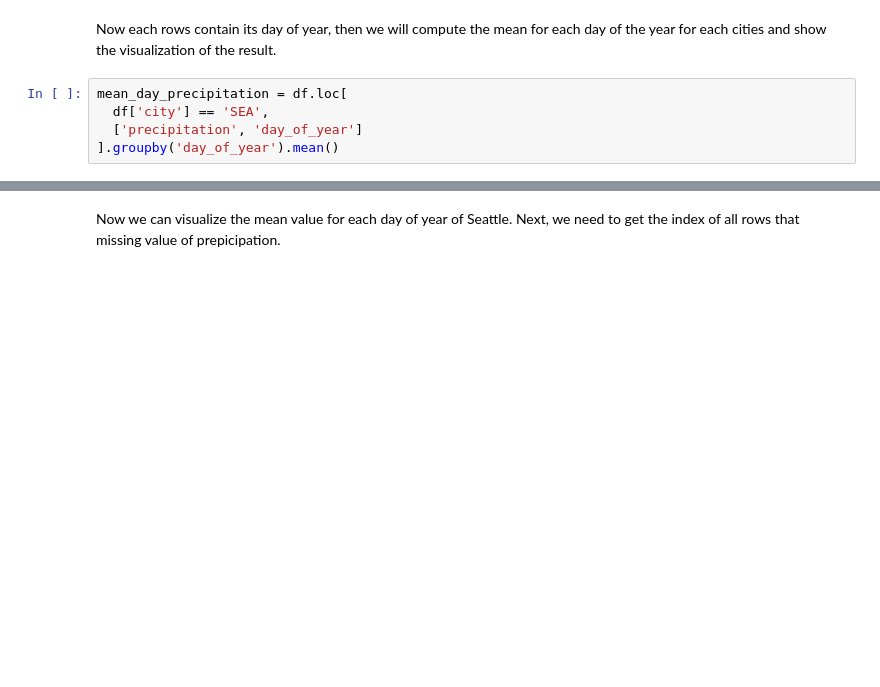
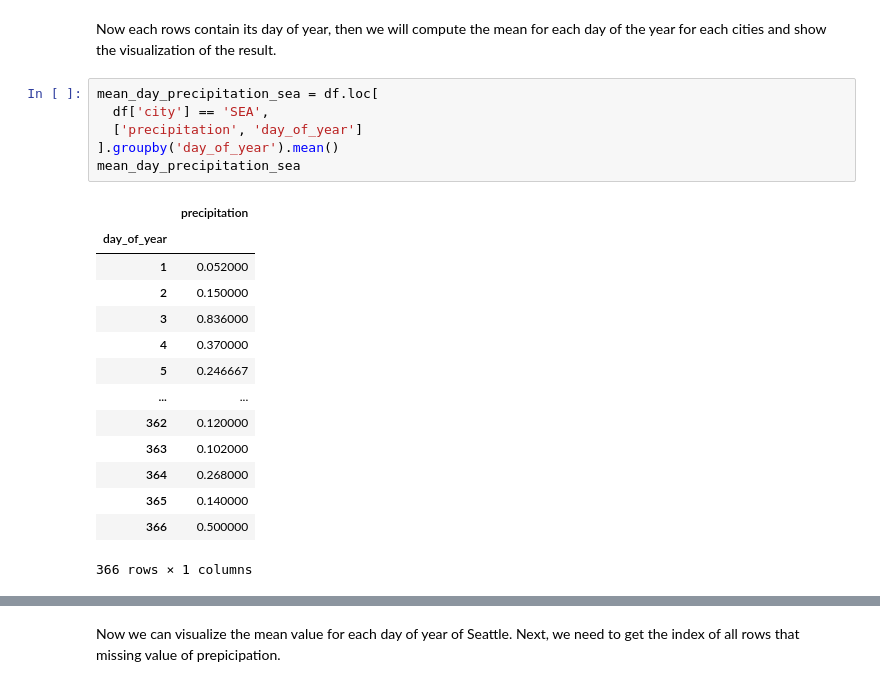
Before and after one commit to TheCong07/data-5100-foundations-of-data-science, a Jupyter notebook: weather/code/Weather_Data_Preparation_SEA_NYC.ipynb, the cells around one changed output, grey strips where cells are left out. Drawn from its saved outputs; the diff is of its cells as text; blank space fills up the shorter version.

```diff
--- a/weather/code/Weather_Data_Preparation_SEA_NYC.ipynb
+++ b/weather/code/Weather_Data_Preparation_SEA_NYC.ipynb
@@ -382,10 +382,26 @@ df.head(10)
 # %% [markdown]
 Now each rows contain its day of year, then we will compute the mean for each day of the year for each cities and show the visualization of the result.
 # %%
-mean_day_precipitation = df.loc[
+mean_day_precipitation_sea = df.loc[
   df['city'] == 'SEA',
   ['precipitation', 'day_of_year']
 ].groupby('day_of_year').mean()
+mean_day_precipitation_sea
+# %% [output]
+|  | precipitation |
+| day_of_year |  |
+| 1 | 0.052000 |
+| 2 | 0.150000 |
+| 3 | 0.836000 |
+| 4 | 0.370000 |
+| 5 | 0.246667 |
+| ... | ... |
+| 362 | 0.120000 |
+| 363 | 0.102000 |
+| 364 | 0.268000 |
+| 365 | 0.140000 |
+| 366 | 0.500000 |
+366 rows × 1 columns
 # %%
 plt.figure(figsize=(20, 5))
 
```
Also changed, not shown: parts of 4 cells of this notebook, 2 other files.
